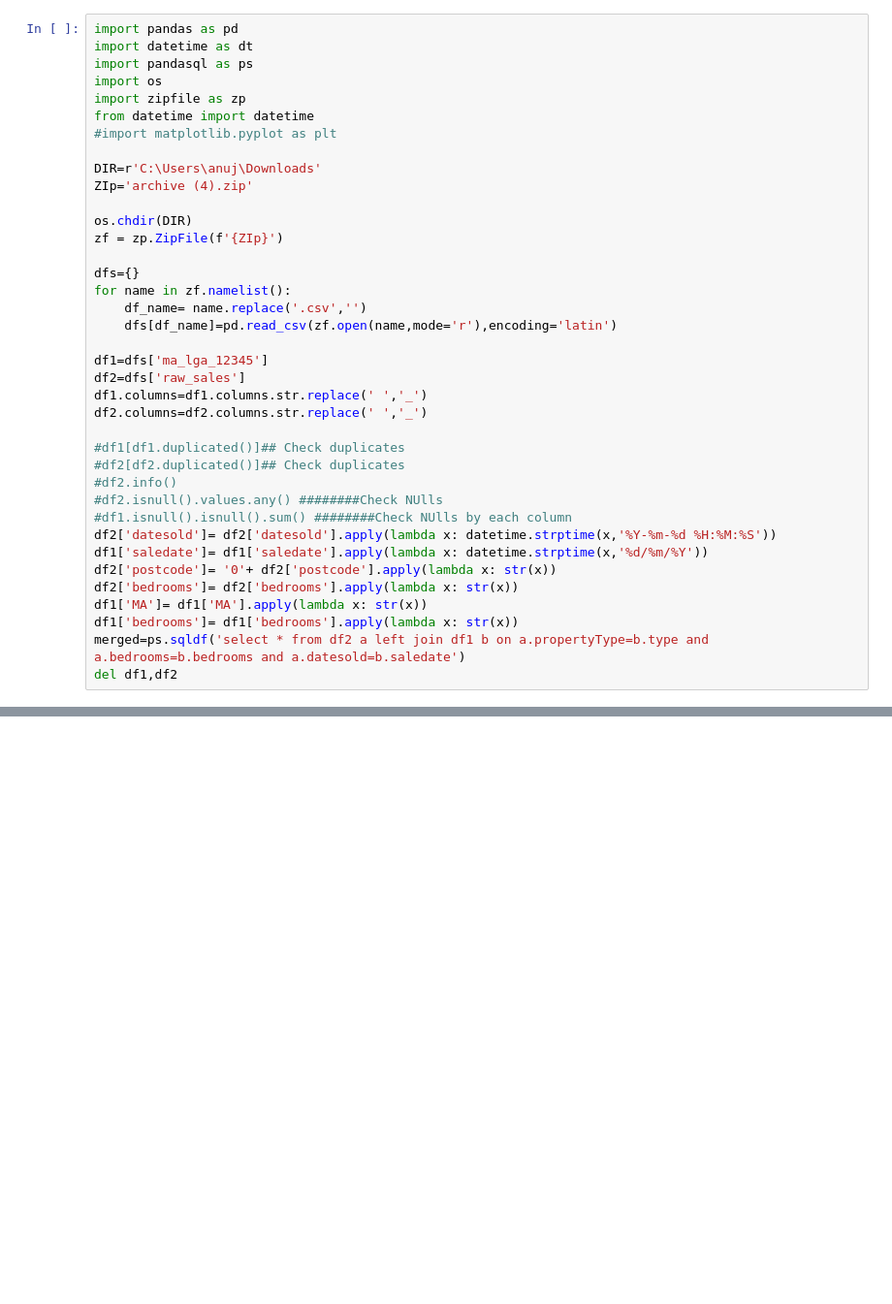
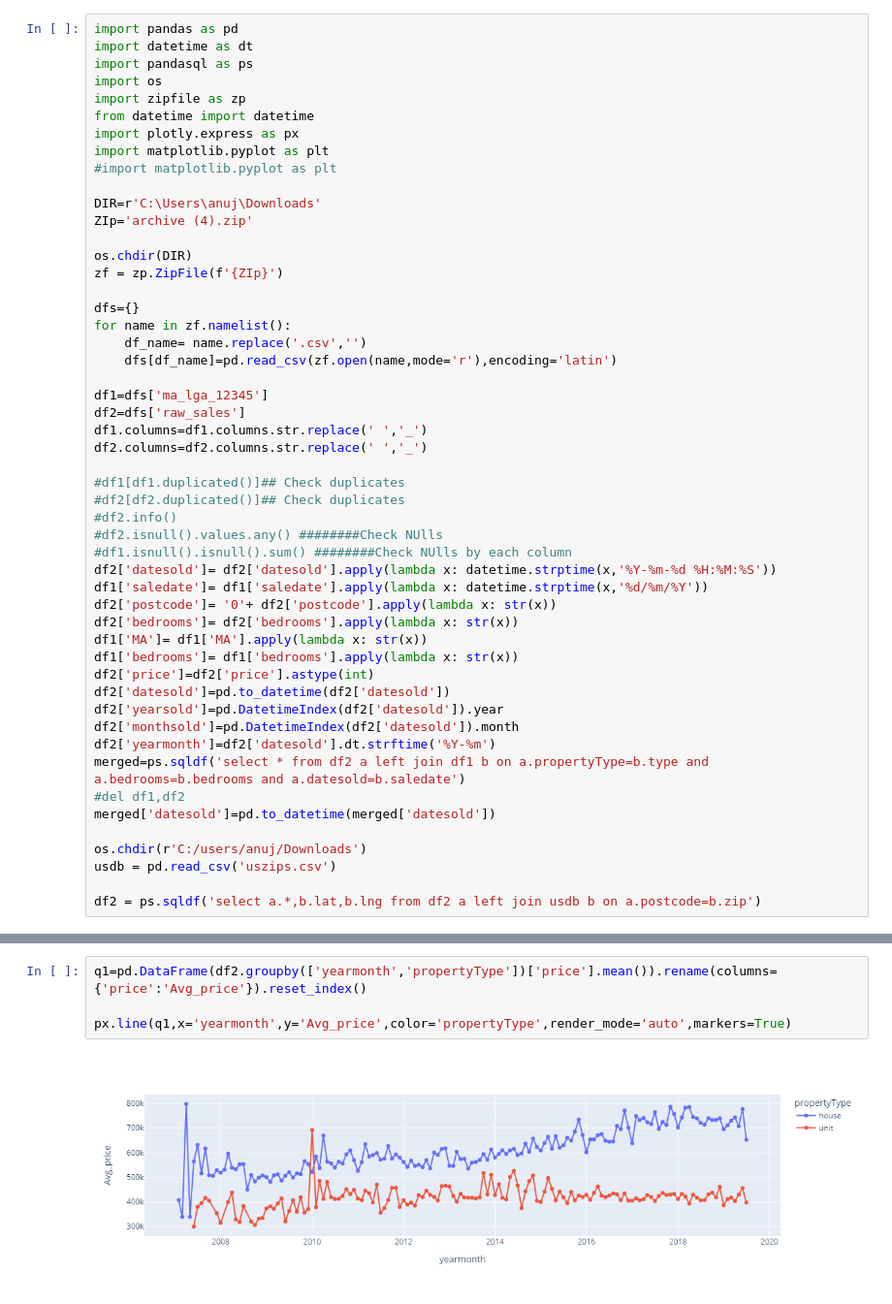
Before and after one commit to anuj3101/Atom, a Jupyter notebook: House_property_sales.ipynb, the cells around one changed output, grey strips where cells are left out. Shown at 97% size. Cells and saved outputs as stored; diff of their text form; blank space fills up the shorter version.

```diff
--- a/House_property_sales.ipynb
+++ b/House_property_sales.ipynb
@@ -5,6 +5,8 @@ import pandasql as ps
 import os
 import zipfile as zp
 from datetime import datetime
+import plotly.express as px
+import matplotlib.pyplot as plt
 #import matplotlib.pyplot as plt
 
 DIR=r'C:\Users\anuj\Downloads'
@@ -34,6 +36,17 @@ df2['postcode']= '0'+ df2['postcode'].apply(lambda x: str(x))
 df2['bedrooms']= df2['bedrooms'].apply(lambda x: str(x))
 df1['MA']= df1['MA'].apply(lambda x: str(x))
 df1['bedrooms']= df1['bedrooms'].apply(lambda x: str(x))
+df2['price']=df2['price'].astype(int)
+df2['datesold']=pd.to_datetime(df2['datesold'])
+df2['yearsold']=pd.DatetimeIndex(df2['datesold']).year
+df2['monthsold']=pd.DatetimeIndex(df2['datesold']).month
+df2['yearmonth']=df2['datesold'].dt.strftime('%Y-%m')
 merged=ps.sqldf('select * from df2 a left join df1 b on a.propertyType=b.type and a.bedrooms=b.bedrooms and a.datesold=b.saledate')
-del df1,df2
+#del df1,df2
+merged['datesold']=pd.to_datetime(merged['datesold'])
+
+os.chdir(r'C:/users/anuj/Downloads')
+usdb = pd.read_csv('uszips.csv')
+
+df2 = ps.sqldf('select a.*,b.lat,b.lng from df2 a left join usdb b on a.postcode=b.zip')
 # %%
@@ -45,0 +61,6 @@ array(['02607', '02906', '02905', '02606', '02902', '02612', '02904',
+# %%
+q1=pd.DataFrame(df2.groupby(['yearmonth','propertyType'])['price'].mean()).rename(columns={'price':'Avg_price'}).reset_index()
+
+px.line(q1,x='yearmonth',y='Avg_price',color='propertyType',render_mode='auto',markers=True)
+# %% [output]
+[figure, added]
```
Also changed, not shown: parts of 7 cells of this notebook.
